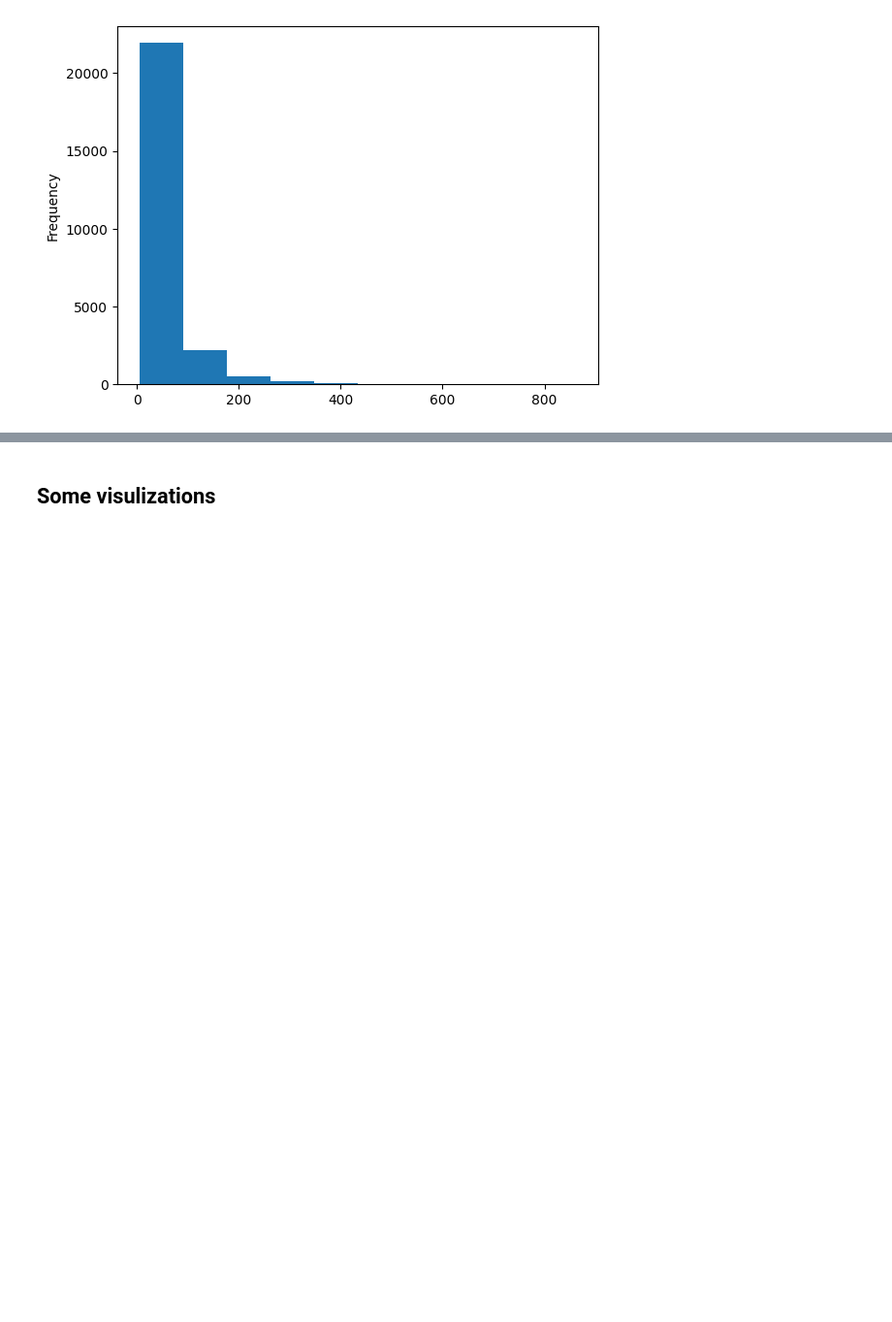
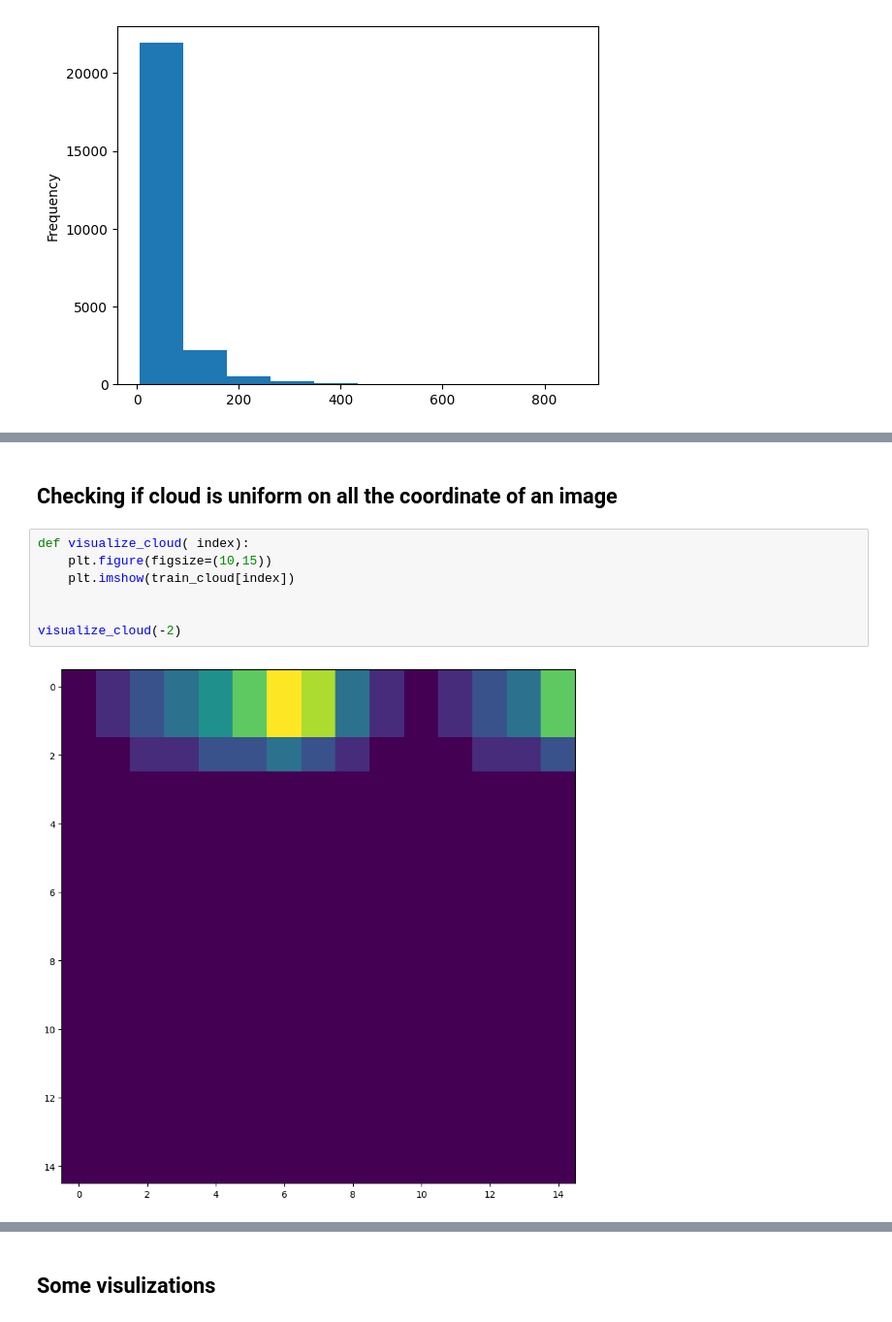
Before and after one commit to AleksDominik/DataScience_Challenge, a Jupyter notebook: biomass/GIZ_Biomass_Starter_Notebook.ipynb.ipynb, the cells around one changed output, grey strips where cells are left out. Shown at 97% size. Cells and saved outputs as stored; diff of their text form; blank space fills up the shorter version.

```diff
--- a/biomass/GIZ_Biomass_Starter_Notebook.ipynb.ipynb
+++ b/biomass/GIZ_Biomass_Starter_Notebook.ipynb.ipynb
@@ -93,0 +115,11 @@ pd.Series(train_biomasses).plot(kind='hist')
+# %% [markdown]
+## Checking if cloud is uniform on all the coordinate of an image
+# %%
+def visualize_cloud( index):
+    plt.figure(figsize=(10,15))
+    plt.imshow(train_cloud[index])
+
+
+visualize_cloud(-2)
+# %% [output]
+[figure, added]
```
Also changed, not shown: parts of 51 cells of this notebook, 5 other files.
